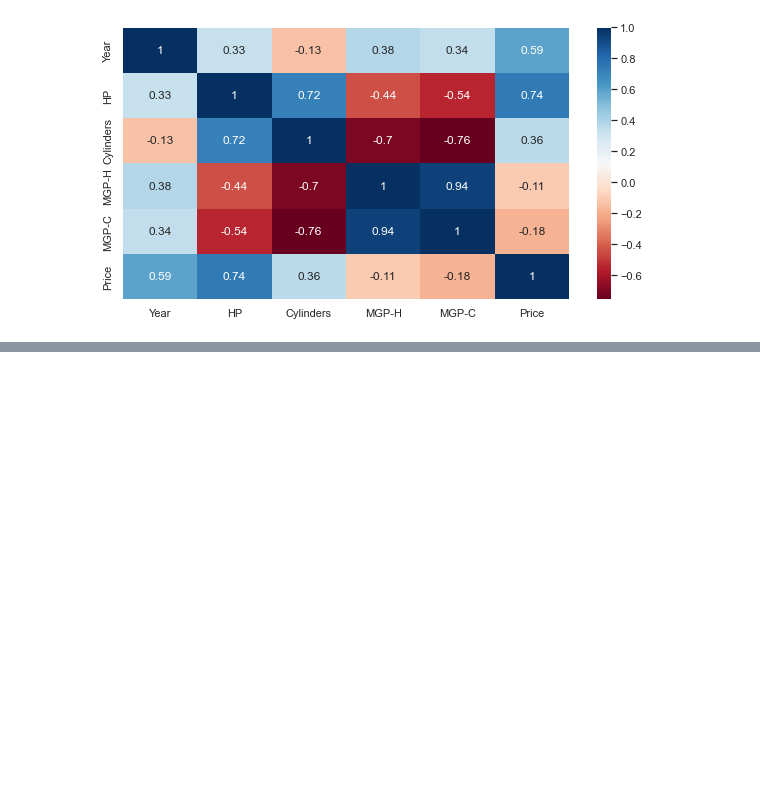
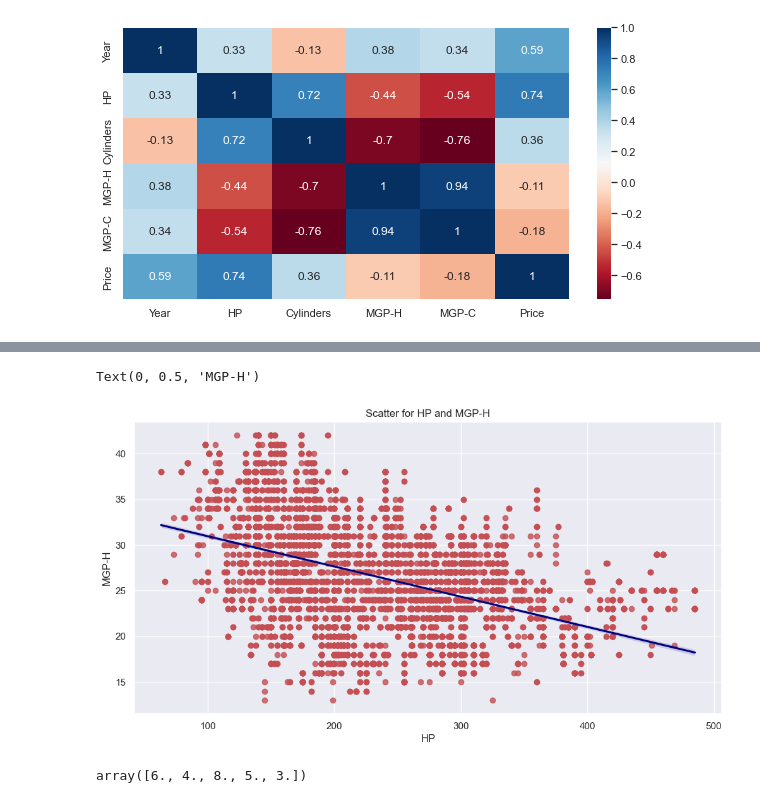
Before and after one commit to sachink1712/Exploratory-data-analysis-on-car-features, a Jupyter notebook: Car features EDA.ipynb, the cells around one changed output, grey strips where cells are left out. Saved outputs shown, nothing was run; the diff lists cells and outputs as text; code cells hidden in the pictures; blank space fills up the shorter version.

```diff
--- a/Car features EDA.ipynb
+++ b/Car features EDA.ipynb
@@ -249,0 +271,9 @@ Text(0, 0.5, 'Price')
+# %%
+plt.figure(figsize=(12,6))
+sns.regplot(x='HP',y='MGP-H',data=df6, scatter_kws={'color':'r'}, line_kws={'color':'navy'})
+plt.title('Scatter for HP and MGP-H')
+plt.xlabel('HP')
+plt.ylabel('MGP-H')
+# %% [output]
+Text(0, 0.5, 'MGP-H')
+[figure, added]
@@ -250 +283,5 @@ Text(0, 0.5, 'Price')
+# %%
+df6.Cylinders.unique()
+# %% [output]
+array([6., 4., 8., 5., 3.])
 # %%
```
Also changed, not shown: parts of 27 cells of this notebook.
